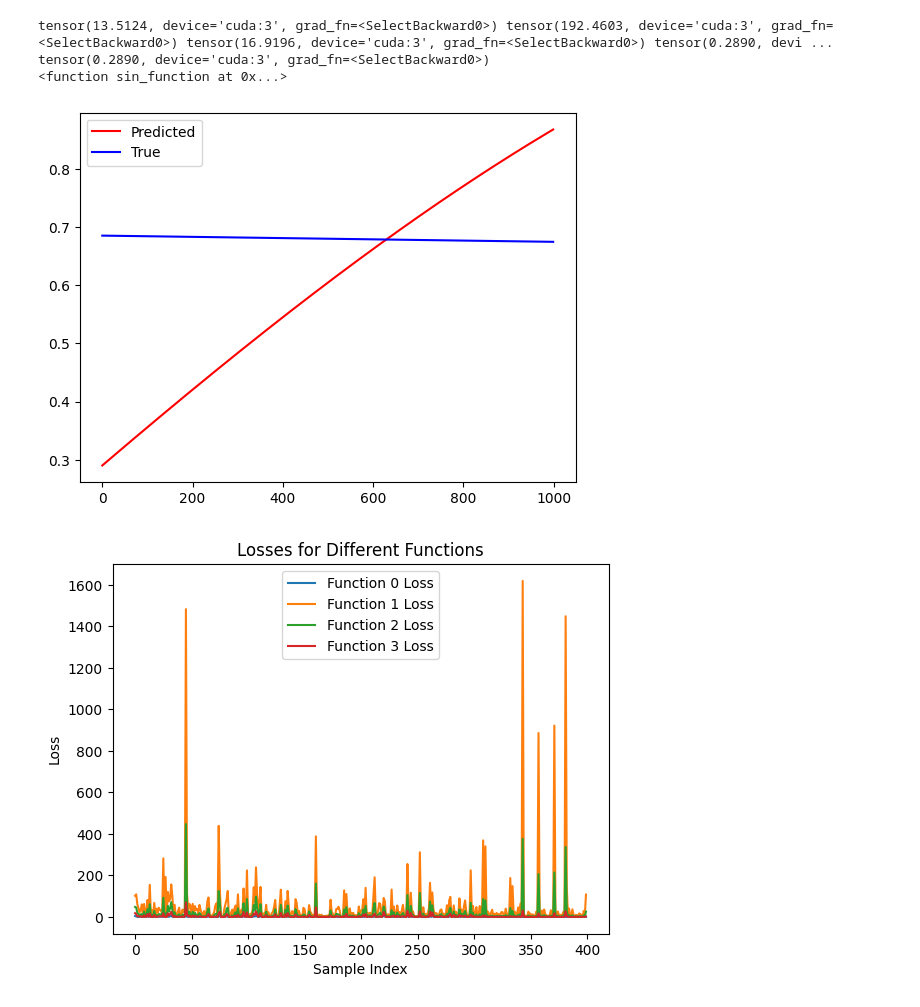
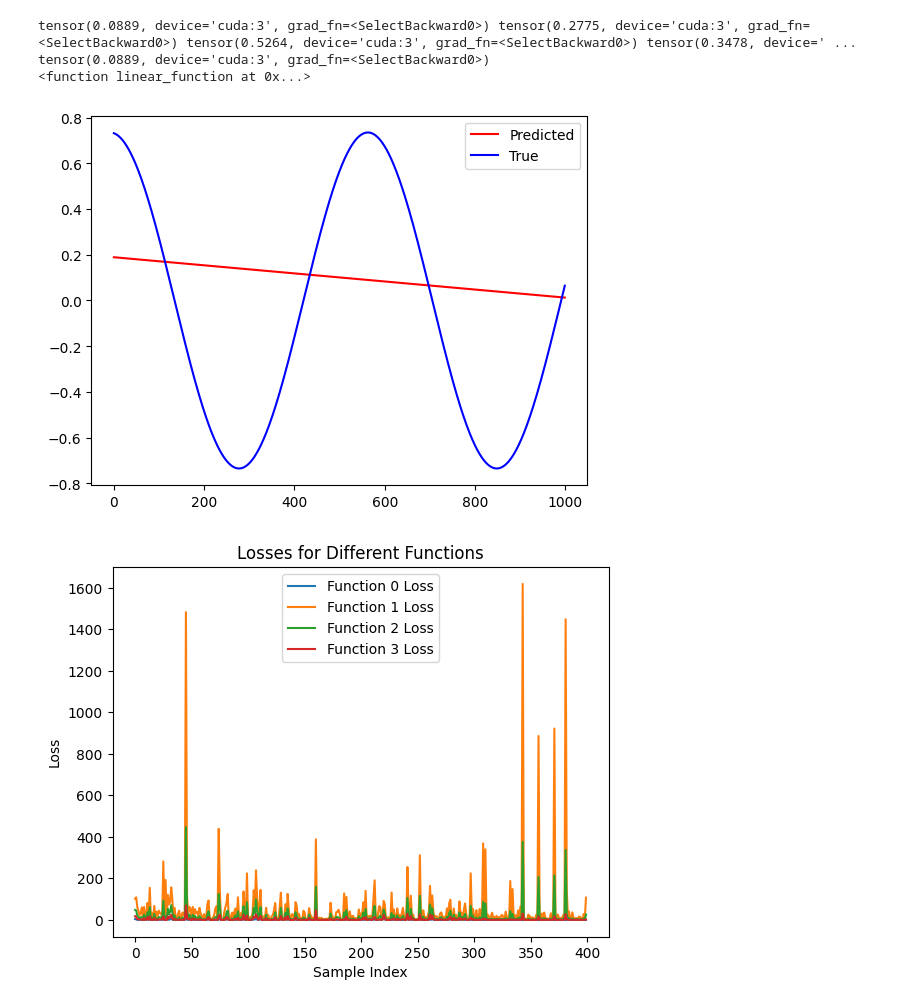
Before and after one commit to ctsai64/MultiFunc, a Jupyter notebook: muli_func_extensible.ipynb, the cells around one changed output. Drawn from its saved outputs; the diff is of its cells as text; code cells hidden in the pictures.

```diff
--- a/muli_func_extensible.ipynb
+++ b/muli_func_extensible.ipynb
@@ -299,3 +299,26 @@ model = Multi_Func(functions=functions, x_data=x_values, input_channels=1, devic
 loss_func = nn.MSELoss()
 optimizer = optim.Adam(model.parameters(), lr=0.001)
 scheduler = StepLR(optimizer, step_size=10, gamma=0.1)
+# %%
+sub_data = DataLoader(quad_full, batch_size=batch_size)
+epochs = 10
+for epoch in range(epochs):
+    start_time = time.time()
+    train_loss = 0.0
+    total_num = 0
+    model.train()
+
+    for train_batch in sub_data:
+        train_batch = train_batch.to(device)
+        target_batch = train_batch.squeeze(2).to(device)
+        optimizer.zero_grad()
+        best_out,_,_,_,_ = model(train_batch)
+        loss = loss_func(best_out,target_batch)
+        loss.backward()
+        optimizer.step()
+        train_loss += loss.item() * best_out.shape[0]
+        total_num += best_out.shape[0]
+    scheduler.step()
+    train_loss /= total_num
+    print(f"epoch : {epoch}/{epochs}, loss = {train_loss:.8f}")
+    print(f"--- {time.time() - start_time} seconds ---")
@@ -356,23 +400,23 @@ t_sin_full = t_sin.generate()
 t_data = torch.vstack([t_lin_full, t_quad_full, t_cube_full, t_sin_full])
 # %%
 model.eval
-best_outs, best_losses, best_funcs, outputs, losses = model(t_data)
+best_outs, best_losses, best_funcs, outputs, losses = model(t_sin_full)
 rand = np.random.randint(0, t_sample_size)
 print(losses[0][rand], losses[1][rand],losses[2][rand],losses[3][rand])
 print(best_losses[rand])
 print(best_funcs[rand])
 plt.plot(best_outs[rand].detach().cpu().numpy(), "r", label='Predicted')
-plt.plot(t_data[rand].detach().cpu().numpy(), "b", label='True')
+plt.plot(t_sin_full[rand].detach().cpu().numpy(), "b", label='True')
 #plt.plot(outputs[0][rand].detach().cpu().numpy(), '-', label='linear')
 #plt.plot(outputs[1][rand].detach().cpu().numpy(), '-', label='quad')
 #plt.plot(outputs[2][rand].detach().cpu().numpy(), '-', label='cube')
 #plt.plot(outputs[3][rand].detach().cpu().numpy(), '-', label='sin')
 plt.legend();
 # %% [output]
-tensor(13.5124, device='cuda:3', grad_fn=<SelectBackward0>) tensor(192.4603, device='cuda:3', grad_fn=<SelectBackward0>) tensor(16.9196, device='cuda:3', grad_fn=<SelectBackward0>) tensor(0.2890, devi ...
-tensor(0.2890, device='cuda:3', grad_fn=<SelectBackward0>)
-<function sin_function at 0x...>
+tensor(0.0889, device='cuda:3', grad_fn=<SelectBackward0>) tensor(0.2775, device='cuda:3', grad_fn=<SelectBackward0>) tensor(0.5264, device='cuda:3', grad_fn=<SelectBackward0>) tensor(0.3478, device=' ...
+tensor(0.0889, device='cuda:3', grad_fn=<SelectBackward0>)
+<function linear_function at 0x...>
-[figure, old version]
+[figure, new version]
 # %%
 for i, loss in enumerate(losses):
     plt.plot(loss.cpu().detach().numpy(), label=f'Function {i} Loss')
```
Also changed, not shown: parts of 3 cells of this notebook, 1 other file.
